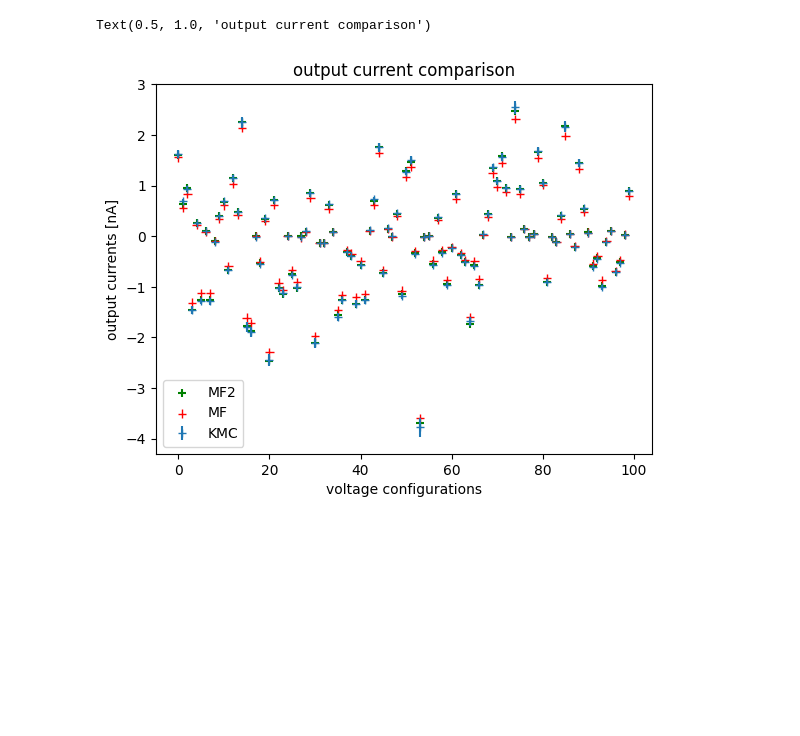
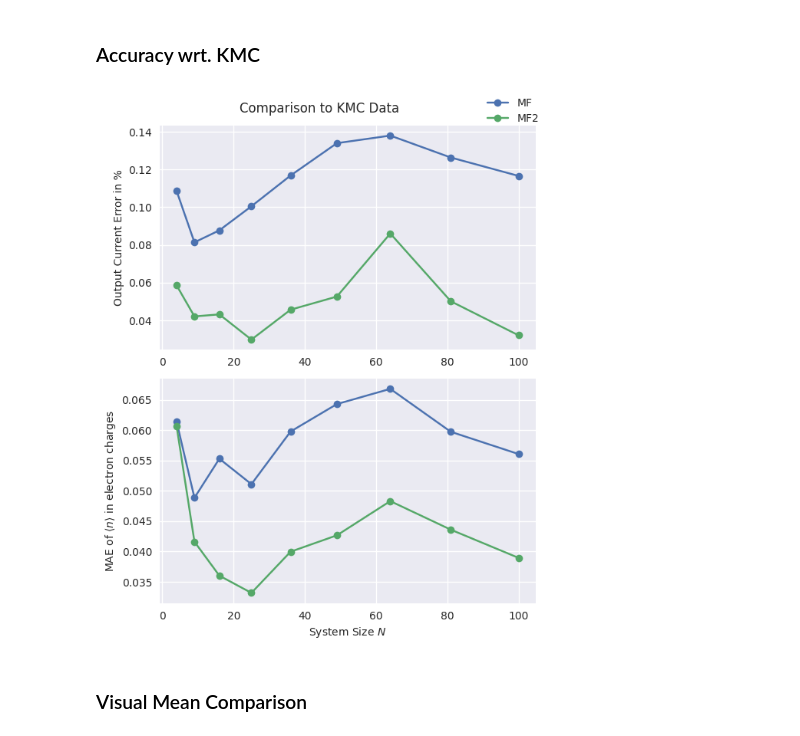
Before and after one commit to evanwonisch/NanoNetsMF, a Jupyter notebook: run/large_sys_comparison/comparison.ipynb, the cells around one changed output. Saved outputs shown, nothing was run; the diff lists cells and outputs as text; code cells hidden in the pictures; blank space fills up the shorter version.

Commit message:
compared larger systems

```diff
--- a/run/large_sys_comparison/comparison.ipynb
+++ b/run/large_sys_comparison/comparison.ipynb
@@ -4,6 +4,7 @@ sys.path.insert(0, "../..")
 
 import numpy as np
 from matplotlib import pyplot as plt
+plt.style.use('seaborn')
 
 from module.base.network import Network
 from module.simulation.meanfield import MeanField
@@ -11,4 +38,22 @@ import module.components.CONST as CONST
+# %%
+all_kmc_means = []
+all_mf_means = []
+all_mf2_means = []
+
+all_kmc_currents = []
+all_mf_currents = []
+all_mf2_currents = []
+# %%
+MAEs = []
+u_MAEs = []
+
+rel_errs = []
+u_rel_errs = []
+
+MAEs_2 = []
+u_MAEs_2 = []
+
+rel_errs_2 = []
+u_rel_errs_2 = []
 # %%
 net_sizes = np.arange(2, 11)
-size_index = 5
-net_sizes[size_index]
@@ -73,11 +113,23 @@ plt.legend()
-# %%
-plt.errorbar(np.arange(100), kmc_currents, yerr = kmc_errs, linestyle = "", marker = "+", label = "KMC")
-plt.scatter(np.arange(100), mf2_currents, marker = "+", label = "MF2", color = "g")
-plt.scatter(np.arange(100), mf_currents, marker = "+", linestyle = "", label = "MF", color = "r")
-plt.legend()
-plt.xlabel("voltage configurations")
-plt.ylabel("output currents [nA]")
-plt.title("output current comparison")
-# %% [output]
-Text(0.5, 1.0, 'output current comparison')
-[figure, removed]
+# %% [markdown]
+### Accuracy wrt. KMC
+# %%
+f, axs = plt.subplots(2, 1, figsize = set_size(subplots = (2,1)))
+
+axs[0].plot(net_sizes**2, rel_errs, marker = "o", label = "MF")
+axs[0].plot(net_sizes**2, rel_errs_2, marker = "o", label = "MF2")
+axs[0].set_ylabel("Output Current Error in %")
+
+
+axs[1].plot(net_sizes**2, MAEs, marker = "o")
+axs[1].plot(net_sizes**2, MAEs_2, marker = "o")
+axs[1].set_xlabel("System Size $N$")
+axs[1].set_ylabel("MAE of $\\langle n \\rangle$ in electron charges")
+
+f.suptitle("Comparison to KMC Data")
+f.legend()
+f.tight_layout(pad = 1)
+plt.savefig("../../output/large_sys/accuracy.pdf")
+# %% [output]
+[figure, added]
+# %% [markdown]
+### Visual Mean Comparison
```
Also changed, not shown: parts of 12 cells of this notebook, 18 other files.
